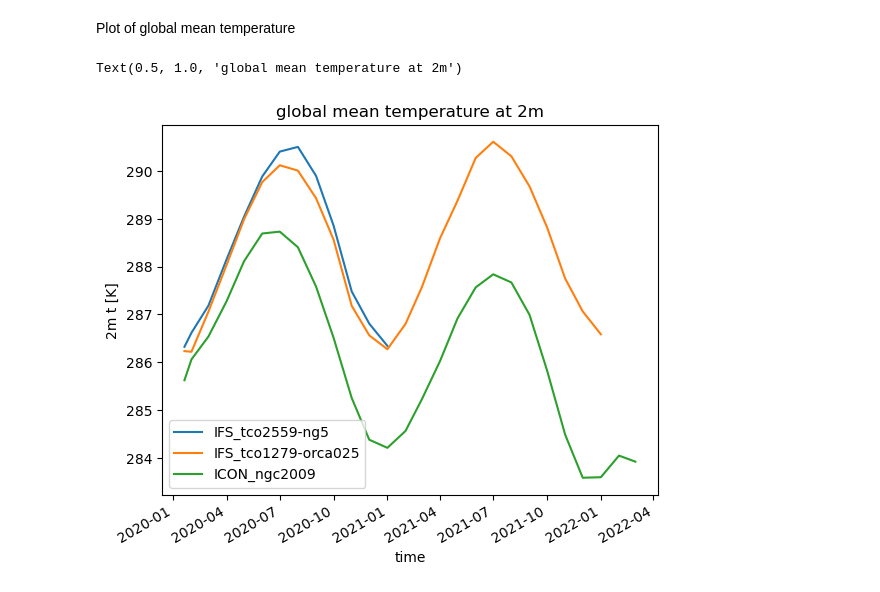
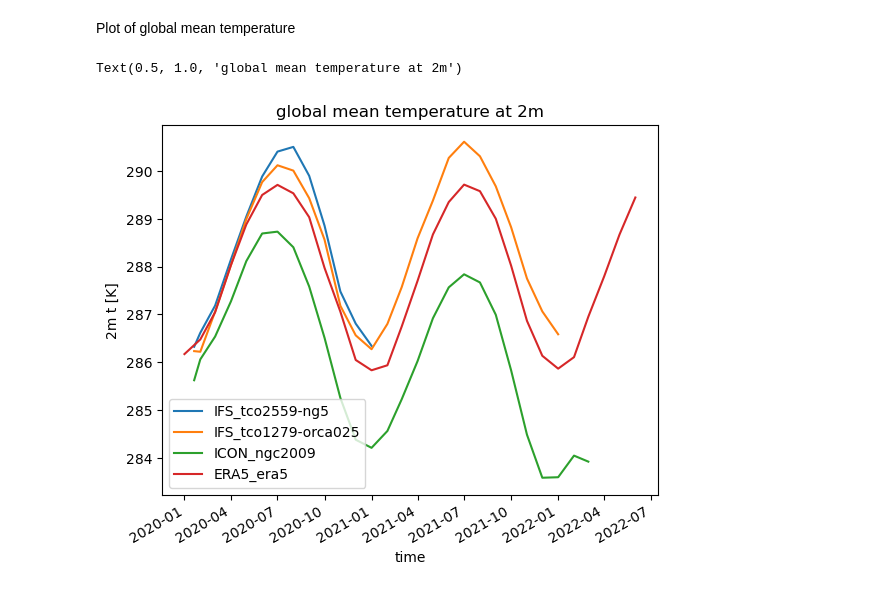
Before and after one commit to DestinE-Climate-DT/AQUA, a Jupyter notebook: diagnostics/basic_stats/global_temp.ipynb, the cells around one changed output. Saved outputs shown, nothing was run; the diff lists cells and outputs as text; code cells hidden in the pictures.

Commit message:
Includes ERA5 data

```diff
--- a/diagnostics/basic_stats/global_temp.ipynb
+++ b/diagnostics/basic_stats/global_temp.ipynb
@@ -43,23 +56,29 @@ data
 # %% [markdown]
 Plot of global mean temperature
 # %%
-model_list = ["IFS", "ICON"]
-exp_name = {"IFS": ["tco2559-ng5","tco1279-orca025"], "ICON": ["ngc2009"]}
-source = "lra-r100-mon"
-
+model_list = ["IFS", "ICON", "ERA5"]
+exp_name = {"IFS": ["tco2559-ng5","tco1279-orca025"], "ICON": ["ngc2009"], "ERA5": ["era5"]}
+source = {"IFS": ["lra-r100-mon"], "ICON": ["lra-r100-mon"], "ERA5": ["monthly"]}
+#varnames = {"IFS": ["2t"], "ICON": ["2t"], "ERA5": ["T2M"]}
 data = {}
 for model in model_list:
     for exp in exp_name[model]:
-        reader = Reader(model=model, exp=exp, source=source, regrid="r100")
-        data[(model, exp)] = reader.retrieve()["2t"]
+        for src in source[model]:
+            if model=="ERA5":
+                reader = Reader(model=model, exp=exp, source=src, regrid="r100")
+                data[(model, exp)] = reader.retrieve(fix=False)["T2M"].isel(time=range(-36,-6))
+                #data[(model, exp)] = data[(model, exp)][240:266]
+            else:
+                reader = Reader(model=model, exp=exp, source=src, regrid="r100")
+                data[(model, exp)] = reader.retrieve()["2t"]
 
 plt.figure()
 for model in model_list:
     for exp in exp_name[model]:
         reader.fldmean(data[(model, exp)]).plot(label=f"{model}_{exp}")
 plt.legend()
 plt.ylabel("2m t [K]")
 plt.title("global mean temperature at 2m")
 # %% [output]
 Text(0.5, 1.0, 'global mean temperature at 2m')
-[figure, old version]
+[figure, new version]
```
Also changed, not shown: parts of 3 cells of this notebook.
